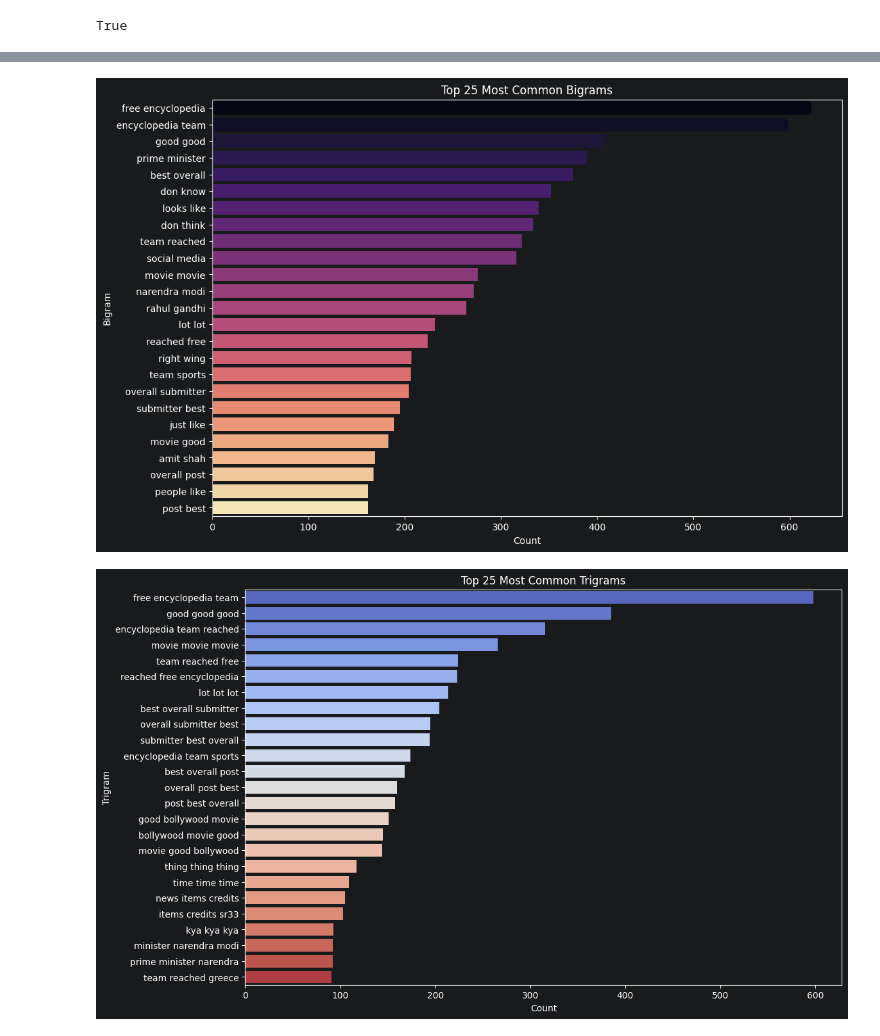
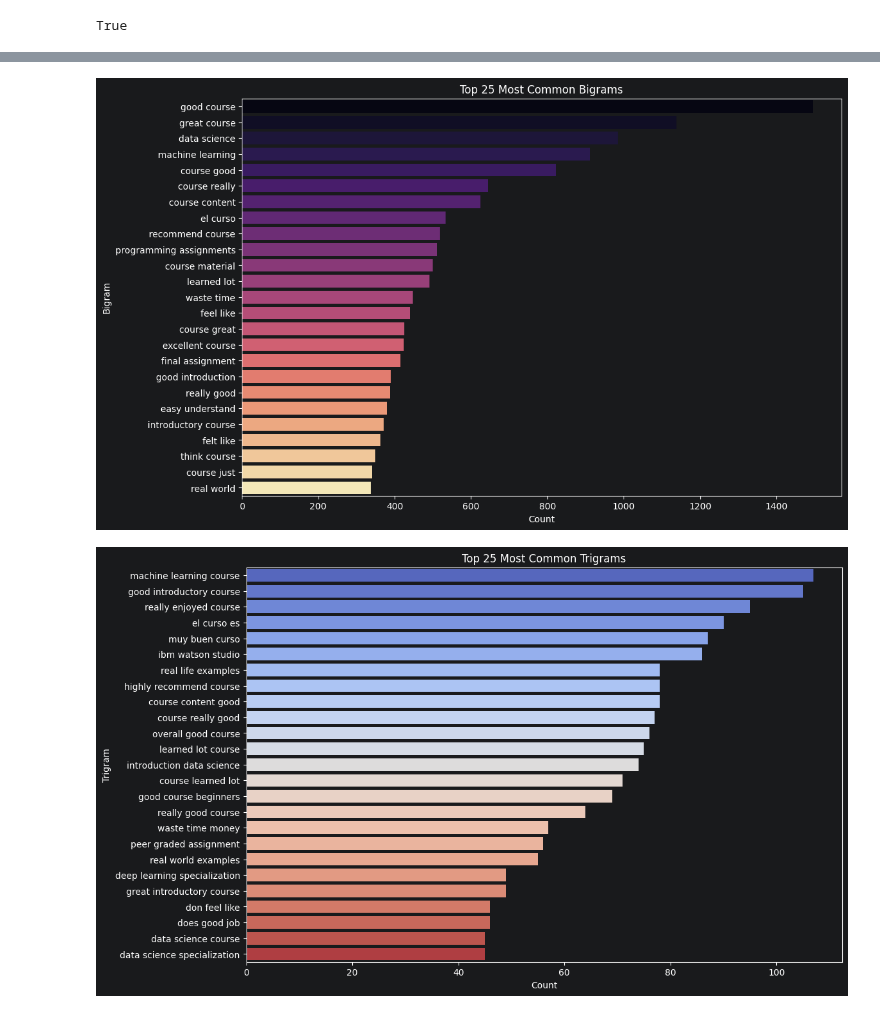
Before and after one commit to atheeq01/chrome_plugin_MLOPS, a Jupyter notebook: ml/01_preprocessing_&_EDA.ipynb, the cells around one changed output, grey strips where cells are left out. Cells and saved outputs as stored; diff of their text form; code cells hidden in the pictures.

```diff
--- a/ml/01_preprocessing_&_EDA.ipynb
+++ b/ml/01_preprocessing_&_EDA.ipynb
@@ -172,5 +330,5 @@ category
 Name: proportion, dtype: float64
 # %%
-df["word_count"] = df["clean_comment"].apply(lambda x: len(x.split()))
+df["word_count"] = df["review"].apply(lambda x: len(x.split()))
 df.head(5)
 # %% [output]
@@ -268,7 +428,7 @@ True
 # English stopwords
 stop_words = set(stopwords.words('english'))
 # add teh english stop word column
-df['num_stop_words'] = df['clean_comment'].apply(lambda x: len([word for word in x.split() if word in stop_words]))
+df['num_stop_words'] = df['review'].apply(lambda x: len([word for word in x.split() if word in stop_words]))
 # %%
 df.sample(5)
 # %% [output]
@@ -328,5 +488,5 @@ plt.show()
 # %%
 # add new column "num_chars" count of each char add to dataframe
-df['num_chars'] = df['clean_comment'].apply(len)
+df['num_chars'] = df['review'].apply(len)
 df.head()
 # %% [output]
@@ -368,6 +544,6 @@ char_frequency_df.tail()
 # %%
 # add new column 'num_punctuation_chars' to count punctuation characters in each comment
-df['num_punctuation_chars'] = df['clean_comment'].apply(
+df['num_punctuation_chars'] = df['review'].apply(
     lambda x: sum([1 for char in x if char in '.,!?;:"\'()[]{}-'])
 )
 
@@ -407,20 +583,20 @@ def get_top_ngrams(corpus, ngram_rng = None ,n=25):
     return pd.DataFrame(words_freq[:n], columns=['ngram', 'count'])
 # %%
 # the top 25 bigrams
-top_25_bigrams_df = get_top_ngrams(df['clean_comment'], ngram_rng=2,n=25)
+top_25_bigrams_df = get_top_ngrams(df['review'], ngram_rng=2,n=25)
 
 # plot the countplot for the top 25 bigrams
 plt.figure(figsize=(12, 8))
 sns.barplot(data=top_25_bigrams_df, x='count', y='ngram', palette='magma',hue='ngram')
 plt.title('Top 25 Most Common Bigrams')
 plt.xlabel('Count')
 plt.ylabel('Bigram')
 plt.show()
 # %% [output]
-[figure, old version]
+[figure, new version]
 # %%
 # the top 25 trigrams
-top_25_trigrams_df = get_top_ngrams(df['clean_comment'], ngram_rng=3,n=25)
+top_25_trigrams_df = get_top_ngrams(df['review'], ngram_rng=3,n=25)
 
 # Plot the countplot for the top 25 trigrams
 plt.figure(figsize=(12, 8))
@@ -430,7 +606,7 @@ plt.xlabel('Count')
 plt.ylabel('Trigram')
 plt.show()
 # %% [output]
-[figure, old version]
+[figure, new version]
 # %%
 import regex as re
 
```
Also changed, not shown: parts of 66 cells of this notebook.
